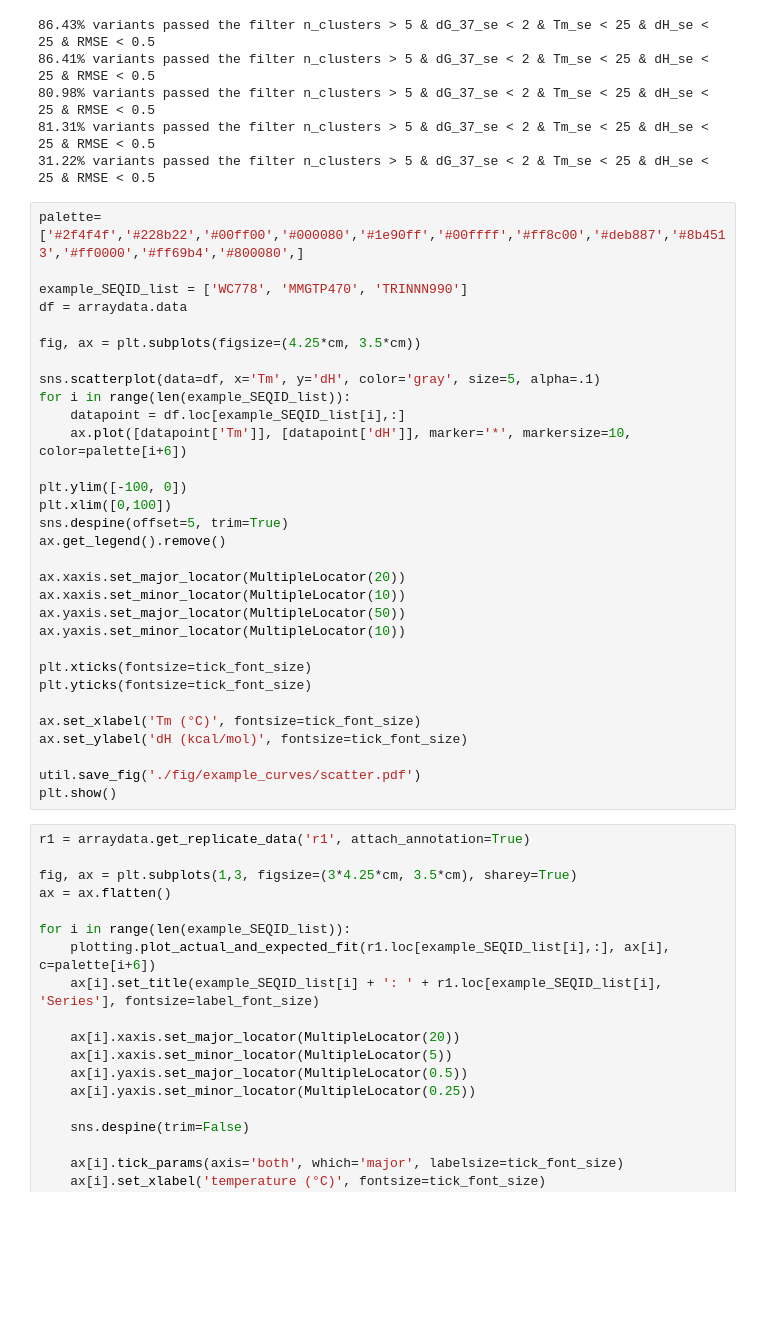
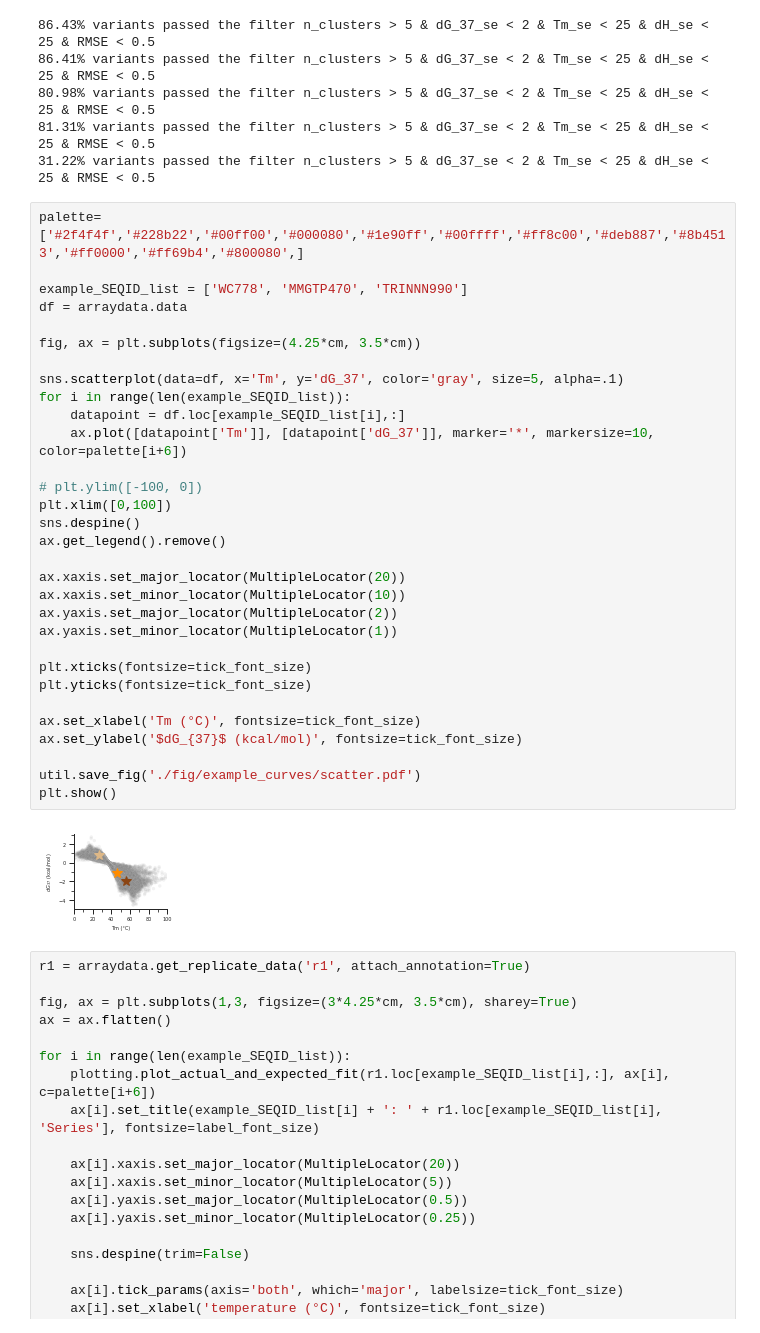
Before and after one commit to keyuxi/nnn_analysis, a Jupyter notebook: 220420_figure1.ipynb, the cells around one changed output. Saved outputs shown, nothing was run; the diff lists cells and outputs as text; blank space fills up the shorter version.

```diff
--- a/220420_figure1.ipynb
+++ b/220420_figure1.ipynb
@@ -297,34 +337,36 @@ saltdata = ArrayData(replicate_df=replicate_df.iloc[4,:],
 # %%
 palette=['#2f4f4f','#228b22','#00ff00','#000080','#1e90ff','#00ffff','#ff8c00','#deb887','#8b4513','#ff0000','#ff69b4','#800080',]
 
 example_SEQID_list = ['WC778', 'MMGTP470', 'TRINNN990']
 df = arraydata.data
 
 fig, ax = plt.subplots(figsize=(4.25*cm, 3.5*cm))
 
-sns.scatterplot(data=df, x='Tm', y='dH', color='gray', size=5, alpha=.1)
+sns.scatterplot(data=df, x='Tm', y='dG_37', color='gray', size=5, alpha=.1)
 for i in range(len(example_SEQID_list)):
     datapoint = df.loc[example_SEQID_list[i],:]
-    ax.plot([datapoint['Tm']], [datapoint['dH']], marker='*', markersize=10, color=palette[i+6])
+    ax.plot([datapoint['Tm']], [datapoint['dG_37']], marker='*', markersize=10, color=palette[i+6])
 
-plt.ylim([-100, 0])
+# plt.ylim([-100, 0])
 plt.xlim([0,100])
-sns.despine(offset=5, trim=True)
+sns.despine()
 ax.get_legend().remove()
 
 ax.xaxis.set_major_locator(MultipleLocator(20))
 ax.xaxis.set_minor_locator(MultipleLocator(10))
-ax.yaxis.set_major_locator(MultipleLocator(50))
-ax.yaxis.set_minor_locator(MultipleLocator(10))
+ax.yaxis.set_major_locator(MultipleLocator(2))
+ax.yaxis.set_minor_locator(MultipleLocator(1))
 
 plt.xticks(fontsize=tick_font_size)
 plt.yticks(fontsize=tick_font_size)
 
 ax.set_xlabel('Tm (°C)', fontsize=tick_font_size)
-ax.set_ylabel('dH (kcal/mol)', fontsize=tick_font_size)
+ax.set_ylabel('$dG_{37}$ (kcal/mol)', fontsize=tick_font_size)
 
 util.save_fig('./fig/example_curves/scatter.pdf')
 plt.show()
+# %% [output]
+[figure, added]
 # %%
 r1 = arraydata.get_replicate_data('r1', attach_annotation=True)
 
```
Also changed, not shown: parts of 4 cells of this notebook, 4 other files.
